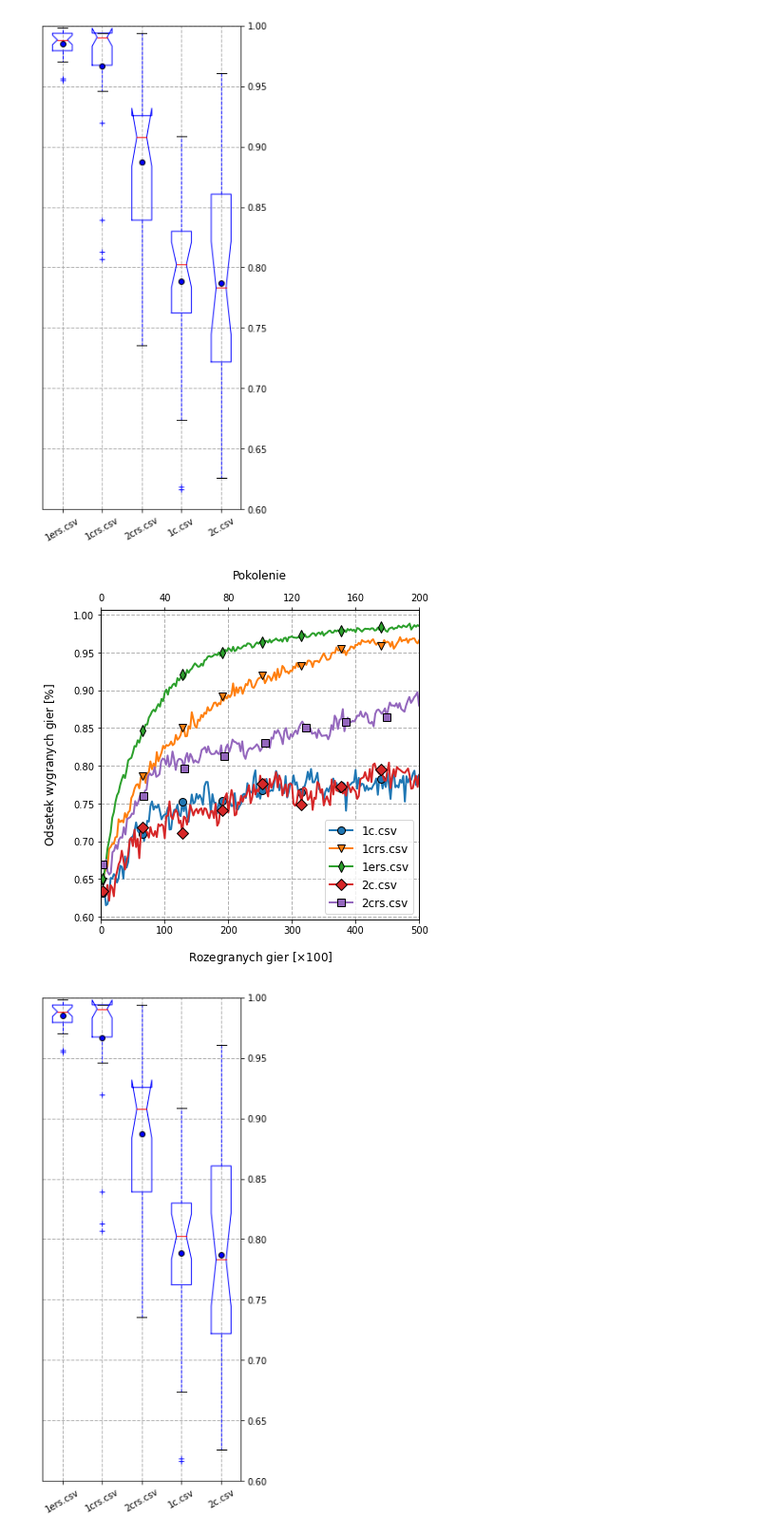
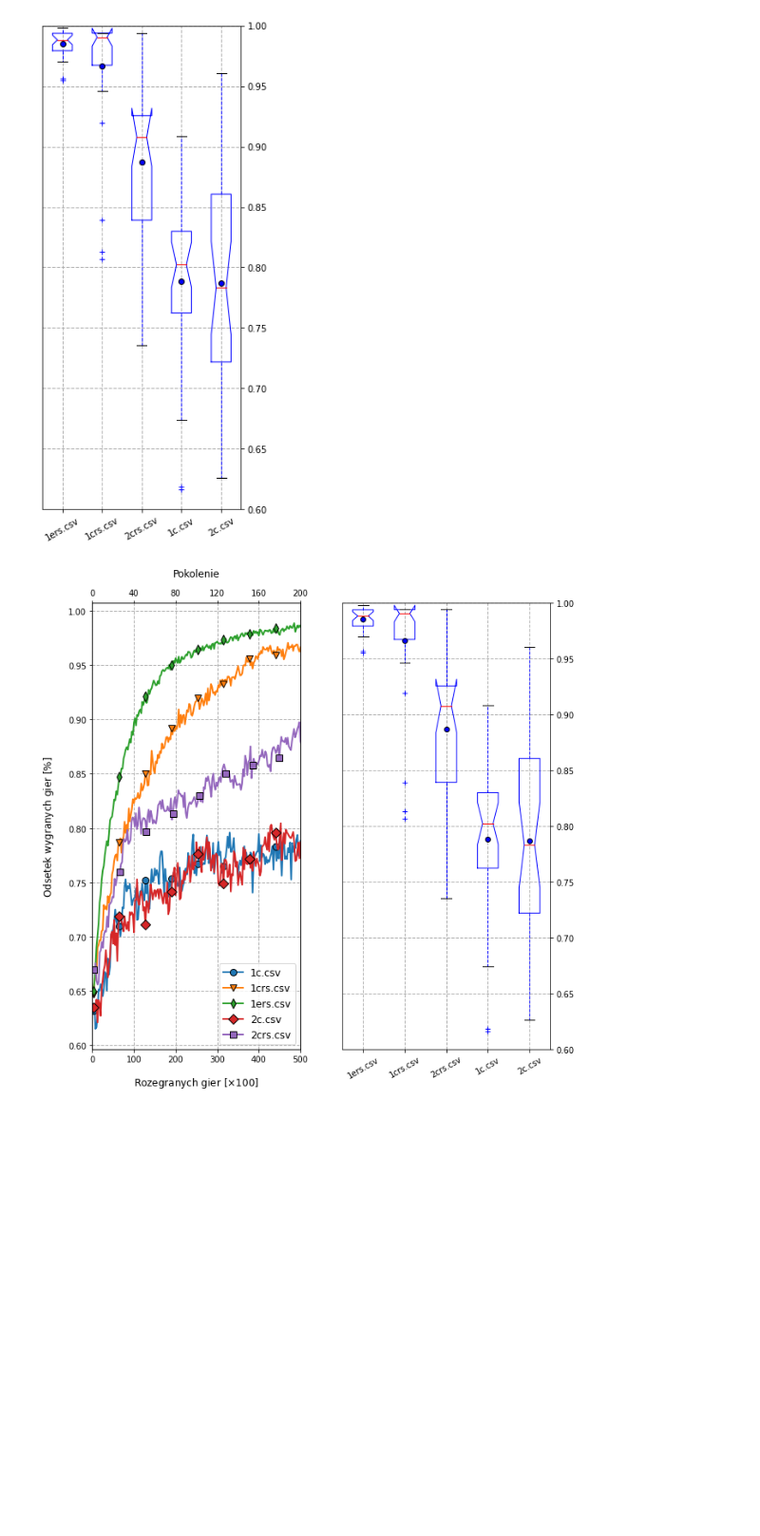
Before and after one commit to ivysochyn/kck-solutions, a Jupyter notebook: 001_KCK_ZAD.ipynb, the cells around one changed output. Shown at 95% size. Saved outputs shown, nothing was run; the diff lists cells and outputs as text; code cells hidden in the pictures; blank space fills up the shorter version.

Commit message:
[#1] 001_KCK_ZAD.ipynb: Prepare full graph

```diff
--- a/001_KCK_ZAD.ipynb
+++ b/001_KCK_ZAD.ipynb
@@ -131,13 +129,50 @@ def plot_boxes(files: List[str]):
 data = plot_boxes(["1c.csv", "1crs.csv", "1ers.csv", "2c.csv", "2crs.csv"])
 # %% [output]
 [figure]
-# %%
-def plot_data(files: List[str]):
-  plot_advanced(files)
-  plot_boxes(files)
-  plt.show()
-  return
-plot_data(["1c.csv", "1crs.csv", "1ers.csv", "2c.csv", "2crs.csv"])
-# %% [output]
-[figure, removed]
-[figure, removed]
+# %%
+def plot_data(files: List[str]):
+  fig, (ax1, ax) = plt.subplots(1, 2, figsize=(10,10))
+  labels = list()
+  formats = [dict(marker=types, markeredgecolor="black", markersize=8) for types in ["o", "v", "d", "D", "s"]]
+  for file, marker in zip(files, formats):
+    efforts, runs = load_from_csv(file)
+    mean_runs = runs.mean(axis=1)
+    ax1.plot(efforts, mean_runs, **marker, label=file, linewidth=2, markevery=25)
+    labels.append(file)
+  plt.tick_params(axis='both', labelsize=10)
+  ax1.set_xlabel(r"Rozegranych gier $[\times100]$", fontsize=12, labelpad=15)
+  ax1.set_ylabel(r"Odsetek wygranych gier $[\%]$", fontsize=12, labelpad=15)
+  ax1.legend(loc='lower right', fontsize=12)
+  ax1.grid(True, linestyle='--', linewidth=1)
+  ax1.set_xlim([0, 500000 + 0.5])
+  ax2 = ax1.twiny()
+  ax1.set_xticklabels([str(num) for num in range(0, 500 + 1, 100)])
+  ax2.set_xticklabels([str(num) for num in range(0, len(efforts) + 1, 40)])
+  ax2.set_xlabel(r"Pokolenie", fontsize=12, labelpad=15)
+
+  data = list()
+  for file in files:
+    _, efforts = load_from_csv(file)
+    data.append(efforts.iloc[-1])
+  data_medians = [x.mean() for x in data]
+  files = [x for _,x in sorted(zip(data_medians,files), reverse=True)]
+  ax.set_xticklabels(files)
+  ax.set_ylim([0.6, 1.0])
+  ax.xaxis.set_tick_params(rotation=30, labelsize=10)
+  ax.tick_params(right=True, labelright=True, left=False, labelleft=False)
+  data.sort(key = lambda x: x.mean(), reverse=True)
+  medianprops = dict(color='red')
+  meanprops = dict(marker='o', markeredgecolor='black',
+                      markerfacecolor='blue')
+  boxprops=dict(color='blue')
+  whiskerprops=dict(color='blue', linestyle="--")
+  flierprops=dict(marker='+', markeredgecolor='blue')
+  ax.boxplot(data, notch=True, showmeans=True, showfliers=True,
+              meanprops=meanprops, boxprops=boxprops, whiskerprops=whiskerprops,
+              flierprops=flierprops, medianprops=medianprops)
+  ax.grid(True, linestyle="--", linewidth=1)
+  return
+
+plot_data(["1c.csv", "1crs.csv", "1ers.csv", "2c.csv", "2crs.csv"])
+# %% [output]
+[figure, added]
```
Also changed, not shown: parts of 1 cell of this notebook.
